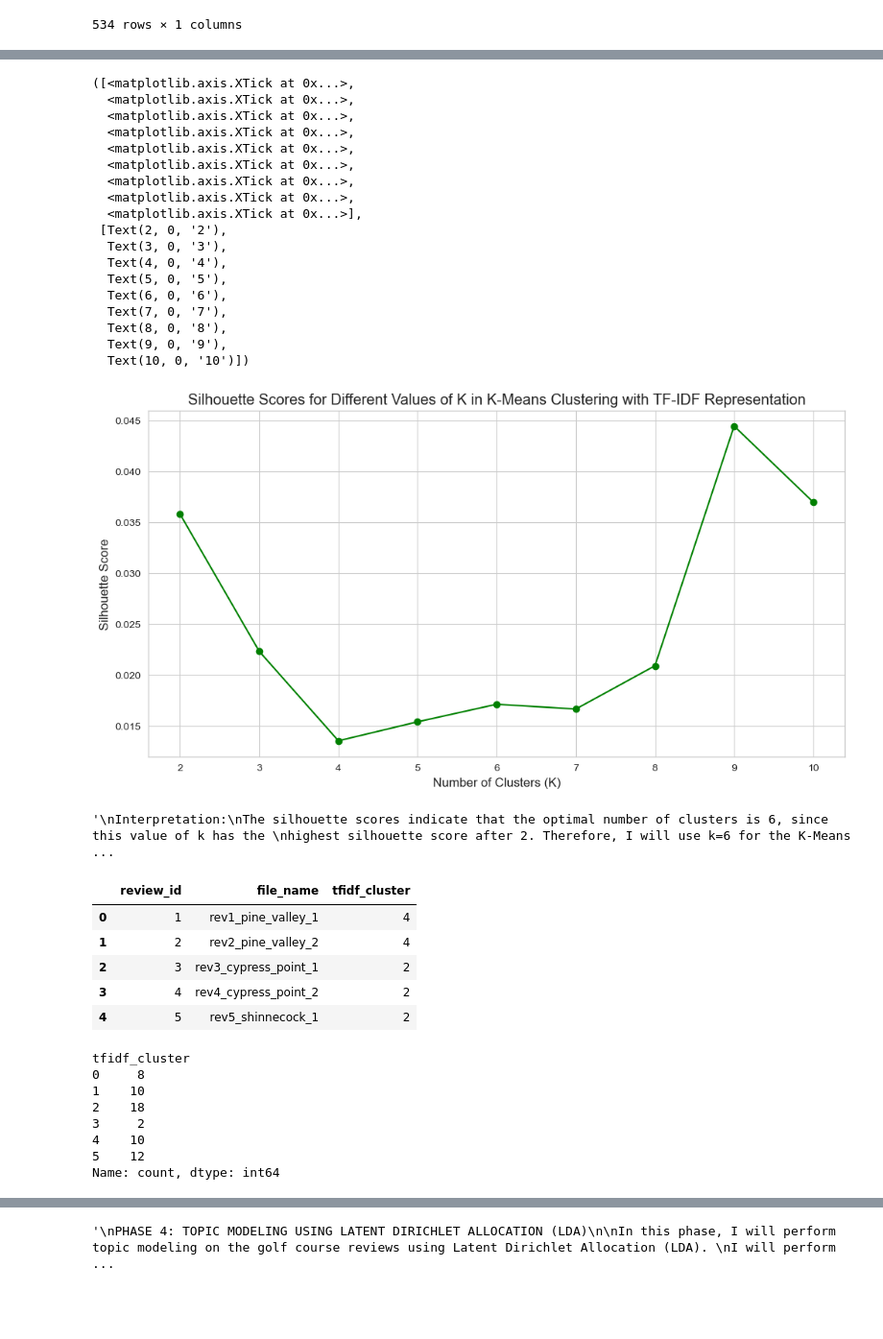
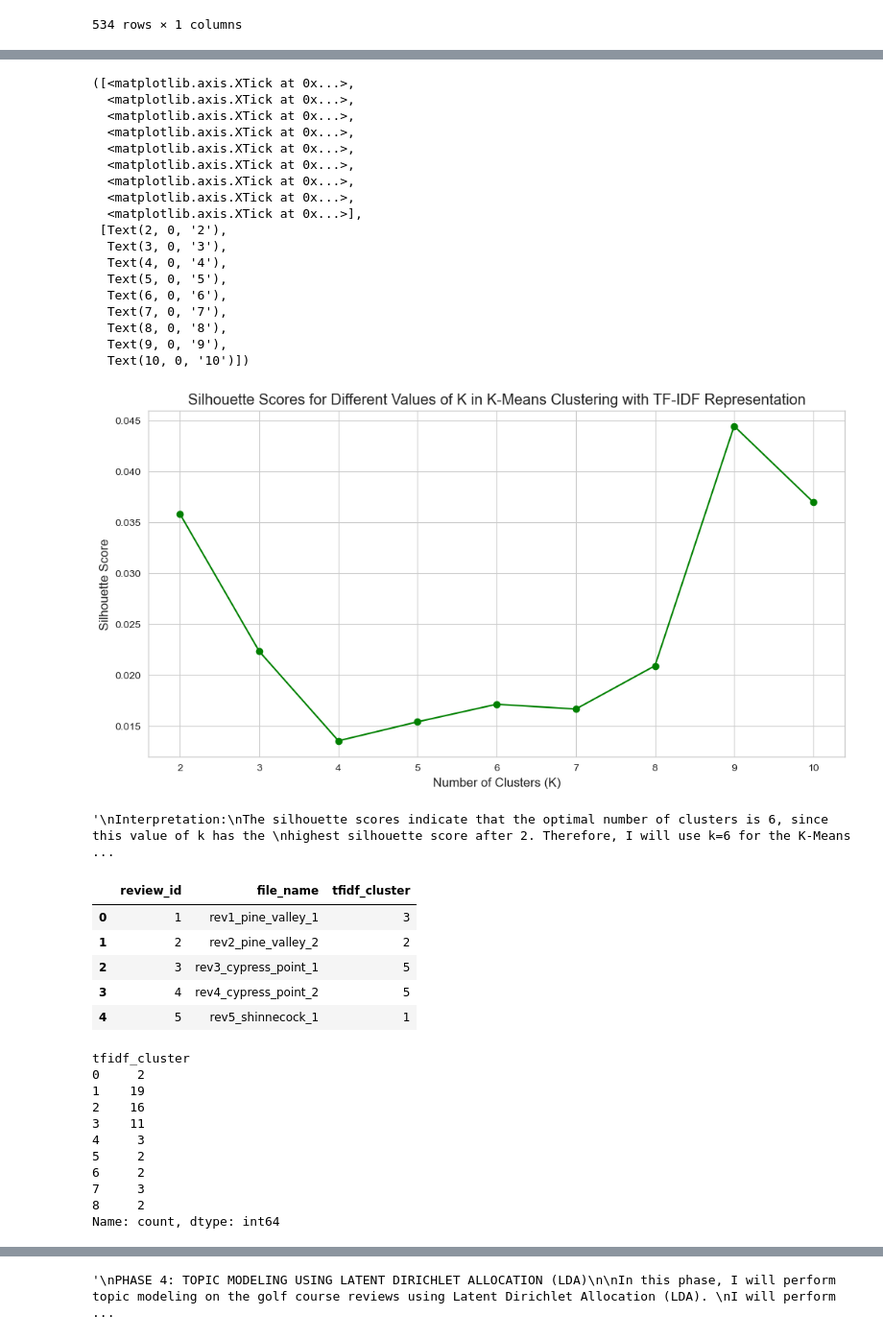
Before and after one commit to stefanjenss/Natural_Language_Processing, a Jupyter notebook: MSDS_453_Term_Project/V1_top_courses_NLP_code.ipynb, the cells around one changed output, grey strips where cells are left out. Shown at 96% size. Cells and saved outputs as stored; diff of their text form; code cells hidden in the pictures; blank space fills up the shorter version.

```diff
--- a/MSDS_453_Term_Project/V1_top_courses_NLP_code.ipynb
+++ b/MSDS_453_Term_Project/V1_top_courses_NLP_code.ipynb
@@ -352,7 +364,7 @@ representation.
 """
 
 # Perform K-Means clustering with k=6
-kmeans = KMeans(n_clusters=6, random_state=42)
+kmeans = KMeans(n_clusters=9, random_state=42)
 cluster_labels = kmeans.fit_predict(tfidf_matrix)
 # Add the cluster labels to the DataFrame
 golf_course_review['tfidf_cluster'] = cluster_labels
@@ -372,45 +384,48 @@ cluster_counts
  0.01666454874190923,
  0.02090741540970994,
  0.04441671536333387,
  0.036956170148605125]
 <Figure size 1200x600 with 0 Axes>
 [<matplotlib.lines.Line2D at 0x...>]
 Text(0.5, 1.0, 'Silhouette Scores for Different Values of K in K-Means Clustering with TF-IDF Representation')
 Text(0.5, 0, 'Number of Clusters (K)')
 Text(0, 0.5, 'Silhouette Score')
 ([<matplotlib.axis.XTick at 0x...>,
   <matplotlib.axis.XTick at 0x...>,
   <matplotlib.axis.XTick at 0x...>,
   <matplotlib.axis.XTick at 0x...>,
   <matplotlib.axis.XTick at 0x...>,
   <matplotlib.axis.XTick at 0x...>,
   <matplotlib.axis.XTick at 0x...>,
   <matplotlib.axis.XTick at 0x...>,
   <matplotlib.axis.XTick at 0x...>],
  [Text(2, 0, '2'),
   Text(3, 0, '3'),
   Text(4, 0, '4'),
   Text(5, 0, '5'),
   Text(6, 0, '6'),
   Text(7, 0, '7'),
   Text(8, 0, '8'),
   Text(9, 0, '9'),
   Text(10, 0, '10')])
 [figure]
 '\nInterpretation:\nThe silhouette scores indicate that the optimal number of clusters is 6, since this value of k has the \nhighest silhouette score after 2. Therefore, I will use k=6 for the K-Means ...
 |  | review_id | file_name | tfidf_cluster |
-| 0 | 1 | rev1_pine_valley_1 | 4 |
-| 1 | 2 | rev2_pine_valley_2 | 4 |
-| 2 | 3 | rev3_cypress_point_1 | 2 |
-| 3 | 4 | rev4_cypress_point_2 | 2 |
-| 4 | 5 | rev5_shinnecock_1 | 2 |
+| 0 | 1 | rev1_pine_valley_1 | 3 |
+| 1 | 2 | rev2_pine_valley_2 | 2 |
+| 2 | 3 | rev3_cypress_point_1 | 5 |
+| 3 | 4 | rev4_cypress_point_2 | 5 |
+| 4 | 5 | rev5_shinnecock_1 | 1 |
 tfidf_cluster
-0     8
-1    10
-2    18
-3     2
-4    10
-5    12
+0     2
+1    19
+2    16
+3    11
+4     3
+5     2
+6     2
+7     3
+8     2
 Name: count, dtype: int64
 # %%
 """
```
Also changed, not shown: parts of 7 cells of this notebook.
